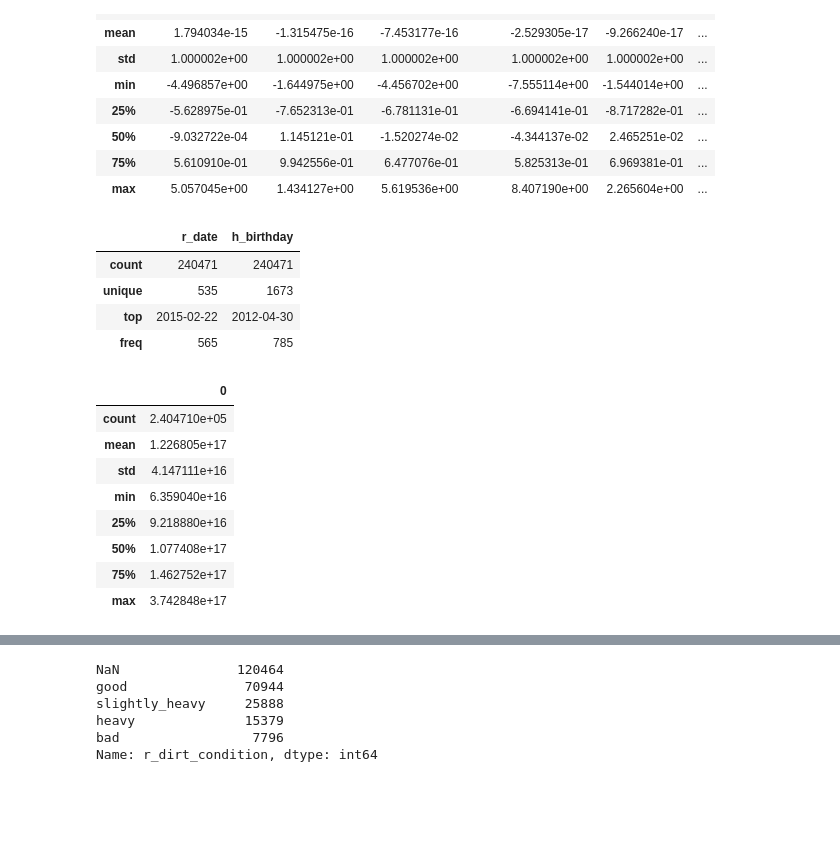
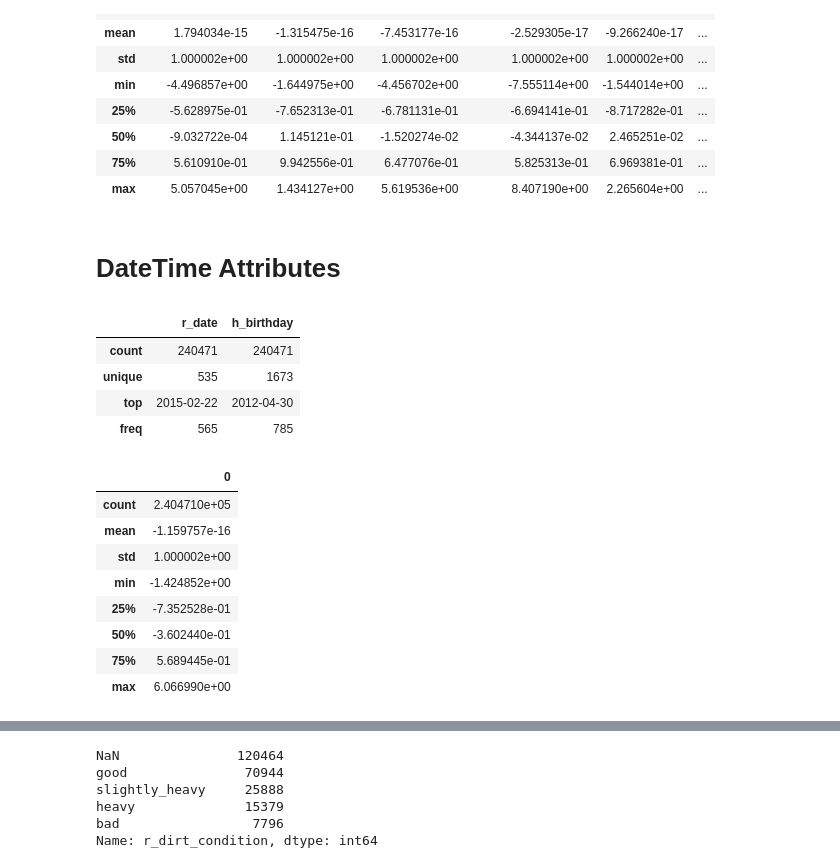
Before and after one commit to hankehly/netkeiba, a Jupyter notebook: notebooks/transformation.ipynb, the cells around one changed output, grey strips where cells are left out. Saved outputs shown, nothing was run; the diff lists cells and outputs as text; code cells hidden in the pictures; blank space fills up the shorter version.

```diff
--- a/notebooks/transformation.ipynb
+++ b/notebooks/transformation.ipynb
@@ -127,7 +130,7 @@ class CombinedDateAttributesAdder(BaseEstimator, TransformerMixin):
 
     def transform(self, X, y=None):
         df = pd.DataFrame(X)
-        df['h_age_days'] = pd.to_datetime(df['r_date']) - pd.to_datetime(df['h_birthday'])
+        df['h_age_days'] = (pd.to_datetime(df['r_date']) - pd.to_datetime(df['h_birthday'])).dt.days
         return df.drop(columns=['r_date', 'h_birthday']).values
 
 
@@ -191,6 +196,8 @@ X_train_num_df.describe()
 | 50% | -9.032722e-04 | 1.145121e-01 | -1.520274e-02 | -4.344137e-02 | 2.465251e-02 | ... |
 | 75% | 5.610910e-01 | 9.942556e-01 | 6.477076e-01 | 5.825313e-01 | 6.969381e-01 | ... |
 | max | 5.057045e+00 | 1.434127e+00 | 5.619536e+00 | 8.407190e+00 | 2.265604e+00 | ... |
+# %% [markdown]
+# DateTime Attributes
 # %%
 X[date_attribs].describe()
 # %% [output]
@@ -202,17 +209,18 @@ X[date_attribs].describe()
 # %%
 date_pipeline = Pipeline([
     ('date_attribs_adder', CombinedDateAttributesAdder()),
-    ('imputer', SimpleImputer(strategy='median'))
+    ('imputer', SimpleImputer(strategy='median')),
+    ('std_scaler', StandardScaler())
 ])
 
 pd.DataFrame(date_pipeline.fit_transform(X[date_attribs])).describe()
 # %% [output]
 |  | 0 |
 | count | 2.404710e+05 |
-| mean | 1.226805e+17 |
-| std | 4.147111e+16 |
-| min | 6.359040e+16 |
-| 25% | 9.218880e+16 |
-| 50% | 1.077408e+17 |
-| 75% | 1.462752e+17 |
-| max | 3.742848e+17 |
+| mean | -1.159757e-16 |
+| std | 1.000002e+00 |
+| min | -1.424852e+00 |
+| 25% | -7.352528e-01 |
+| 50% | -3.602440e-01 |
+| 75% | 5.689445e-01 |
+| max | 6.066990e+00 |
```
Also changed, not shown: parts of 11 cells of this notebook.
